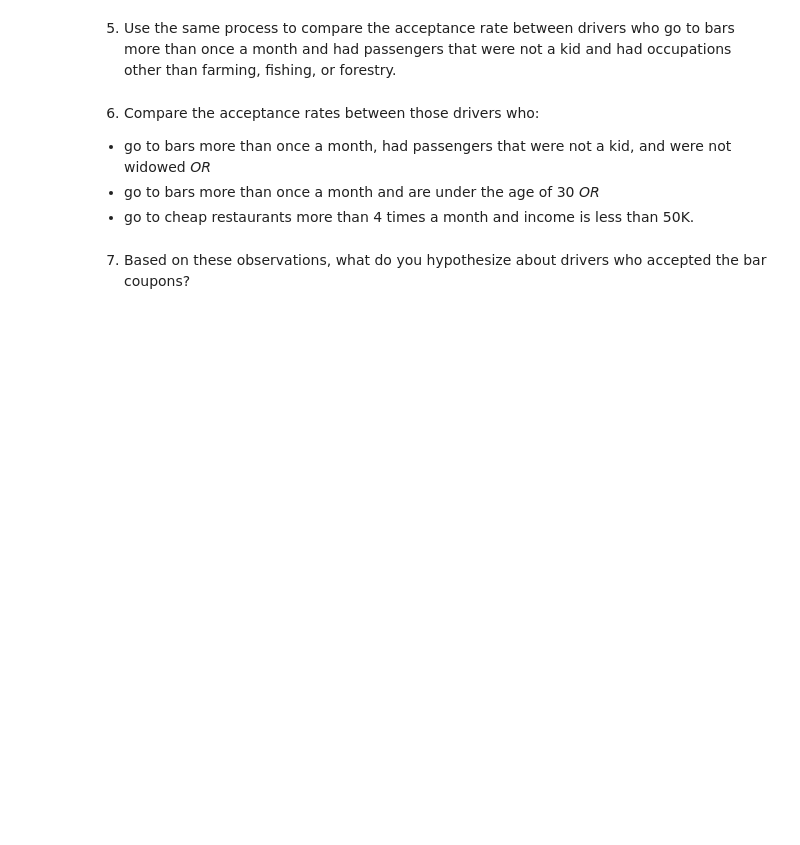
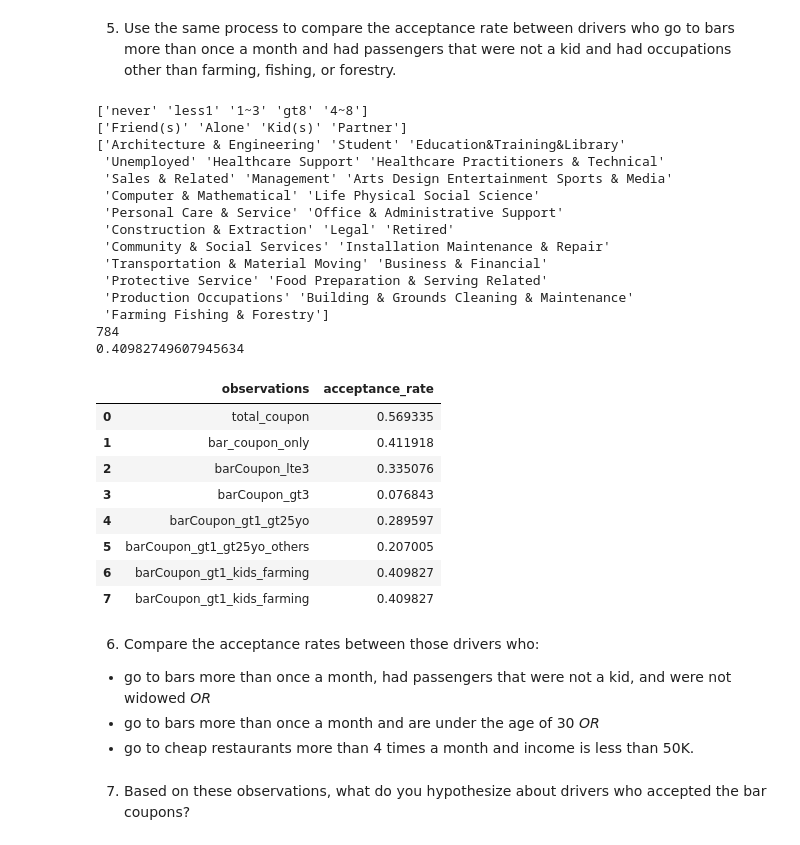
Before and after one commit to anhphong2312/ML-App1, a Jupyter notebook: assignment_5_1_starter/prompt.ipynb, the cells around one changed output. Drawn from its saved outputs; the diff is of its cells as text; code cells hidden in the pictures; blank space fills up the shorter version.

```diff
--- a/assignment_5_1_starter/prompt.ipynb
+++ b/assignment_5_1_starter/prompt.ipynb
@@ -243,5 +282,52 @@ result_df.head(5)
 # %% [markdown]
 5. Use the same process to compare the acceptance rate between drivers who go to bars more than once a month and had passengers that were not a kid and had occupations other than farming, fishing, or forestry.
+# %%
+print(df_bar["Bar"].unique())
+print(df_bar["passanger"].unique())
+print(df_bar["occupation"].unique())
+
+fig = px.histogram(df_bar, "passanger", color="Y")
+fig.show()
+
+fig = px.histogram(df_bar, "occupation", color="Y")
+fig.show()
+
+bar_values = ['1~3','gt8','4~8'] #go to bars more than once a month
+passanger_values_NOT = ['Kid(s)'] # passenger that were NOT kids
+occupation_values_NOT = ['Farming Fishing & Forestry'] # occupations NOT farming
+
+accept_count_barCoupon_gt1_kids_farming = df_bar.query(("Bar in @bar_values") and ("passanger not in @passanger_values_NOT") and ("occupation not in @occupation_values_NOT"))["Y"].sum()
+print(accept_count_barCoupon_gt1_kids_farming)
+accept_rate_barCoupon_gt1_kids_farming = accept_count_barCoupon_gt1_kids_farming / len(df_bar["Y"])
+print(accept_rate_barCoupon_gt1_kids_farming)
+new_row = pd.Series({'observations': "barCoupon_gt1_kids_farming", 'acceptance_rate': accept_rate_barCoupon_gt1_kids_farming})
+result_df = pd.concat([result_df, new_row.to_frame().T ], ignore_index=True)
+result_df.head(10)
+# %% [output]
+['never' 'less1' '1~3' 'gt8' '4~8']
+['Friend(s)' 'Alone' 'Kid(s)' 'Partner']
+['Architecture & Engineering' 'Student' 'Education&Training&Library'
+ 'Unemployed' 'Healthcare Support' 'Healthcare Practitioners & Technical'
+ 'Sales & Related' 'Management' 'Arts Design Entertainment Sports & Media'
+ 'Computer & Mathematical' 'Life Physical Social Science'
+ 'Personal Care & Service' 'Office & Administrative Support'
+ 'Construction & Extraction' 'Legal' 'Retired'
+ 'Community & Social Services' 'Installation Maintenance & Repair'
+ 'Transportation & Material Moving' 'Business & Financial'
+ 'Protective Service' 'Food Preparation & Serving Related'
+ 'Production Occupations' 'Building & Grounds Cleaning & Maintenance'
+ 'Farming Fishing & Forestry']
+784
+0.40982749607945634
+|  | observations | acceptance_rate |
+| 0 | total_coupon | 0.569335 |
+| 1 | bar_coupon_only | 0.411918 |
+| 2 | barCoupon_lte3 | 0.335076 |
+| 3 | barCoupon_gt3 | 0.076843 |
+| 4 | barCoupon_gt1_gt25yo | 0.289597 |
+| 5 | barCoupon_gt1_gt25yo_others | 0.207005 |
+| 6 | barCoupon_gt1_kids_farming | 0.409827 |
+| 7 | barCoupon_gt1_kids_farming | 0.409827 |
 # %% [markdown]
 6. Compare the acceptance rates between those drivers who:
 
```
Also changed, not shown: parts of 5 cells of this notebook, 9 other files.
